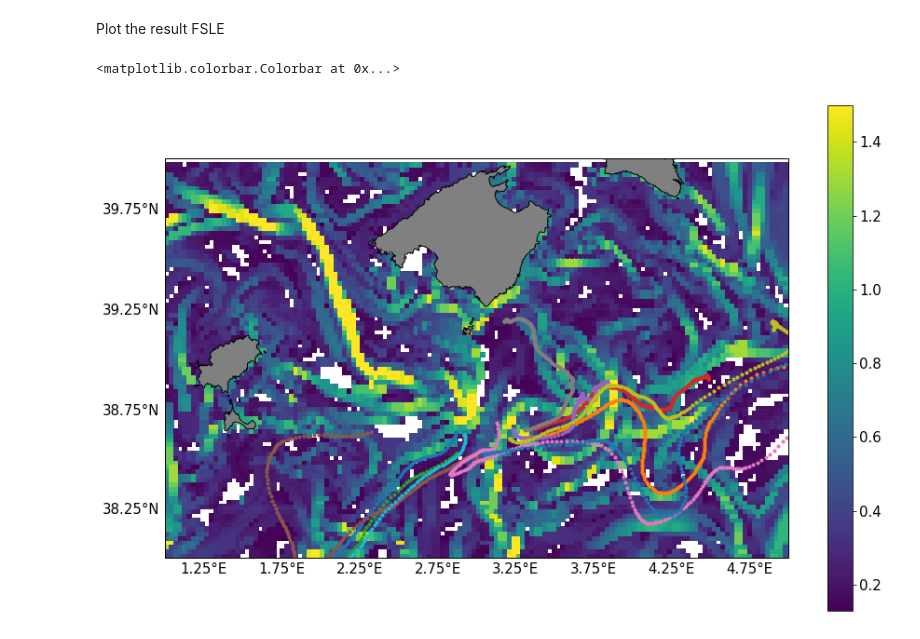
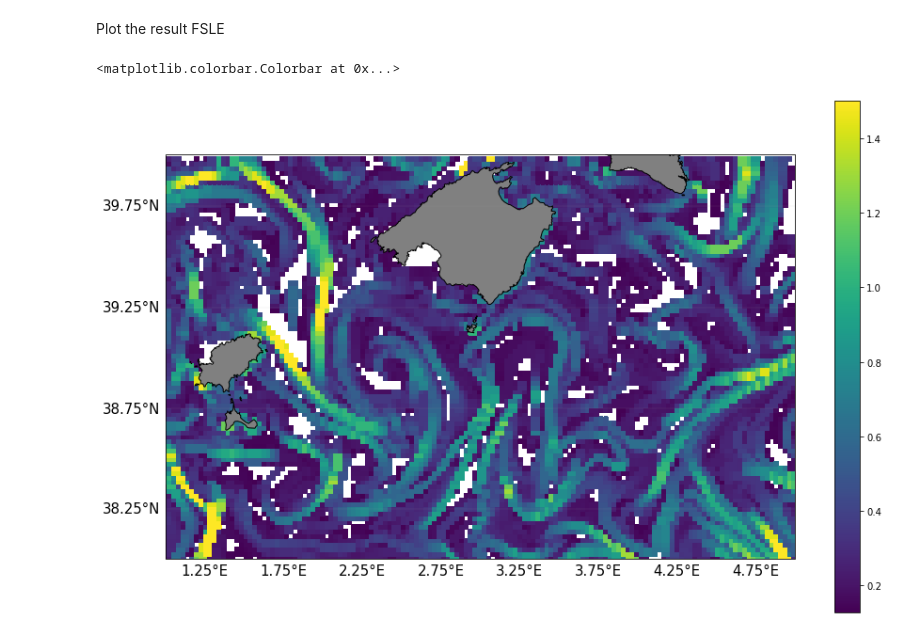
Before and after one commit to ecutolo/notebooks, a Jupyter notebook: FSLE_from_OceanParcels.ipynb, the cells around one changed output. Drawn from its saved outputs; the diff is of its cells as text; code cells hidden in the pictures.

```diff
--- a/FSLE_from_OceanParcels.ipynb
+++ b/FSLE_from_OceanParcels.ipynb
@@ -52,5 +62,5 @@ import numpy as np
 # %%
-def get_neighbour_matrix(nx,ny):
+def get_neighbour_indexs(nx,ny):
     x_c,y_c = np.mgrid[0:nx:1,0:ny:1]
     neighbours = np.tile(np.arange(nx*ny),(4,1)).transpose()
     for p_n in np.arange(nx*ny):
@@ -61,7 +71,7 @@ def get_neighbour_matrix(nx,ny):
         if i<nx-1: neighbours[p_n][1] = (p_n+ny)
         if j>0: neighbours[p_n][2] = (p_n-1)
         if j<ny-1: neighbours[p_n][3] = (p_n+1)
-    return neighbours
+    return neighbours.ravel()
 # %%
 from numba import njit,vectorize, float64, prange
 
@@ -104,5 +112,8 @@ output_file = '''INSERT PARCEL OUTPUT FILE HERE'''
+# %%
+'''INSERT PARCEL OUTPUT FILE HERE'''
+parcels_file =  '/data/ecutolo/particle_tests/WMOPv2.0_CTD_REANALYSIS/p_from_2018-05-20_days_-14_di_2500.nc'
 # %%
-sim_ds = xr.open_dataset(output_file)
+sim_ds = xr.open_dataset(parcels_file)
 # %% [markdown]
 Plot the initial position of the particles
 # %%
@@ -141,6 +152,6 @@ time_direction=np.sign(timestep)
 # %% [markdown]
 Compute the FSLE
 # %%
-%time FSLE = compute_fsle(sim_ds.lat.values,sim_ds.lon.values,
-                          neighbours_indexs,15,2.5,time_direction*timestep)
-FSLE = F.reshape((nx,ny))
+FSLE = compute_fsle(sim_ds.lat.values,sim_ds.lon.values,
+                    neighbours_indexs,15,2.5,time_direction*timestep)
+FSLE = FSLE.reshape((nx,ny))
@@ -156,16 +164,12 @@ lat = lat.reshape((nx,ny))
 # %%
 fig = plt.figure(figsize=(15,10))
 ax = fig.add_subplot(111, projection=ccrs.Mercator())
 draw_background_map('BalearicIslands2', ax=ax)
 
-#sc = ax.scatter(sim_ds.isel(obs=0).lon,sim_ds.isel(obs=0).lat,c=F,vmax=1,
-#           transform=dtr(),)
-sc =ax.pcolormesh(lon,lat,C,transform=dtr(),vmax=1.5)
-for dd in drifter_coords.keys():
-    ax.scatter(drifter_coords[dd]['lon'].sel(time=slice(date_start,date_end)),
-               drifter_coords[dd]['lat'].sel(time=slice(date_start,date_end)),s=10,
-               transform=dtr())
-plt.colorbar(sc)
+
+sc =ax.pcolormesh(lon,lat,FSLE,transform=dtr(),vmax=1.5)
+
+fig.colorbar(sc)
 # %% [output]
 <matplotlib.colorbar.Colorbar at 0x...>
-[figure, old version]
+[figure, new version]
```
Also changed, not shown: parts of 7 cells of this notebook.
